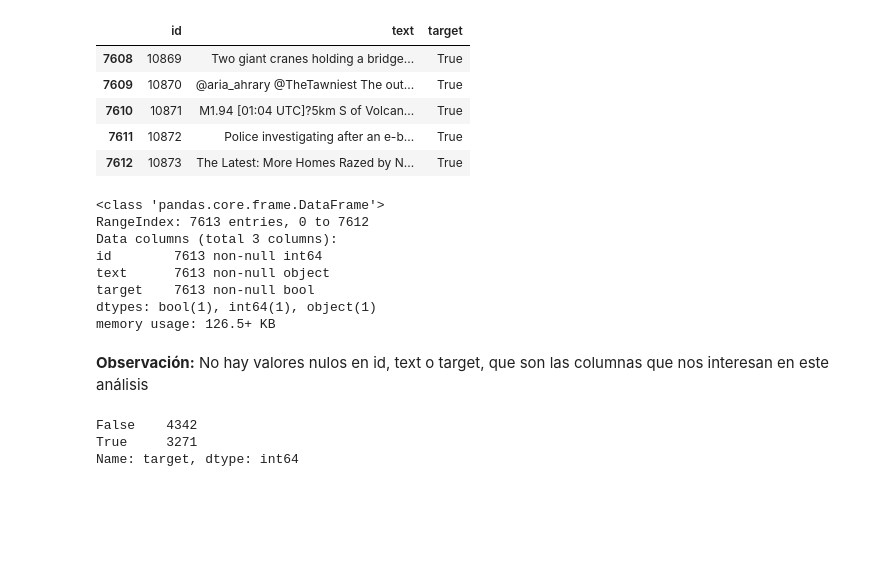
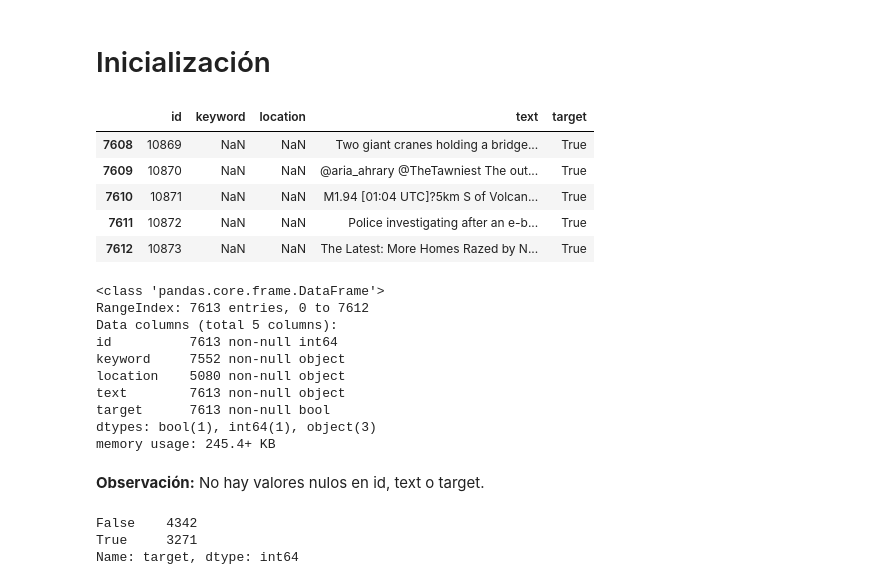
Before and after one commit to MonoColorado/7506-NameError, a Jupyter notebook: TP1 Notebook - Julian.ipynb, the cells around one changed output. Drawn from its saved outputs; the diff is of its cells as text; code cells hidden in the pictures; blank space fills up the shorter version.

Commit message:
Subida del notebook de análisis

```diff
--- a/Finger1-JuliánComandé.ipynb
+++ b/TP1 Notebook - Julian.ipynb
@@ -15,3 +19,5 @@ ___
+# %% [markdown]
+# Inicialización
 # %%
 import pandas as pd
 import numpy as np
@@ -22,30 +28,32 @@ import matplotlib.pyplot as plt
 # %%
 data_folder = './kaggle_data/'
 data_file = 'train.csv'
 
-tweets = pd.read_csv(data_folder + data_file, usecols=['id', 'text', 'target'], dtype={'target':'bool'})
+tweets = pd.read_csv(data_folder + data_file, dtype={'target':'bool'})
 
 tweets.tail()
 # %% [output]
-|  | id | text | target |
-| 7608 | 10869 | Two giant cranes holding a bridge... | True |
-| 7609 | 10870 | @aria_ahrary @TheTawniest The out... | True |
-| 7610 | 10871 | M1.94 [01:04 UTC]?5km S of Volcan... | True |
-| 7611 | 10872 | Police investigating after an e-b... | True |
-| 7612 | 10873 | The Latest: More Homes Razed by N... | True |
+|  | id | keyword | location | text | target |
+| 7608 | 10869 | NaN | NaN | Two giant cranes holding a bridge... | True |
+| 7609 | 10870 | NaN | NaN | @aria_ahrary @TheTawniest The out... | True |
+| 7610 | 10871 | NaN | NaN | M1.94 [01:04 UTC]?5km S of Volcan... | True |
+| 7611 | 10872 | NaN | NaN | Police investigating after an e-b... | True |
+| 7612 | 10873 | NaN | NaN | The Latest: More Homes Razed by N... | True |
 # %%
 tweets.info()
 # %% [output]
 <class 'pandas.core.frame.DataFrame'>
 RangeIndex: 7613 entries, 0 to 7612
-Data columns (total 3 columns):
-id        7613 non-null int64
-text      7613 non-null object
-target    7613 non-null bool
-dtypes: bool(1), int64(1), object(1)
-memory usage: 126.5+ KB
+Data columns (total 5 columns):
+id          7613 non-null int64
+keyword     7552 non-null object
+location    5080 non-null object
+text        7613 non-null object
+target      7613 non-null bool
+dtypes: bool(1), int64(1), object(3)
+memory usage: 245.4+ KB
 # %% [markdown]
-**Observación:** No hay valores nulos en id, text o target, que son las columnas que nos interesan en este análisis
+**Observación:** No hay valores nulos en id, text o target.
 # %%
 tweets['target'].value_counts()
 # %% [output]
```
Also changed, not shown: parts of 14 cells of this notebook, 2 other files.
